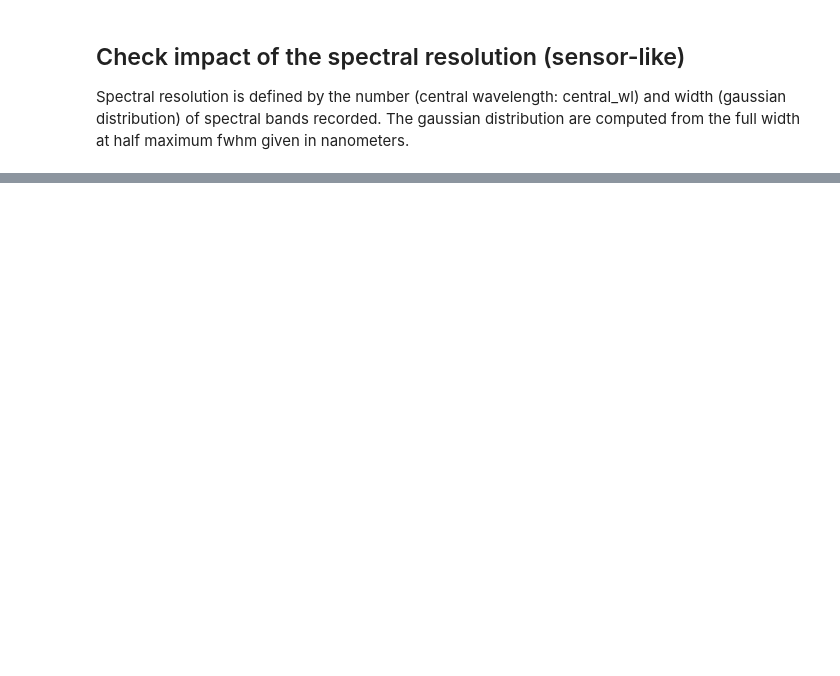
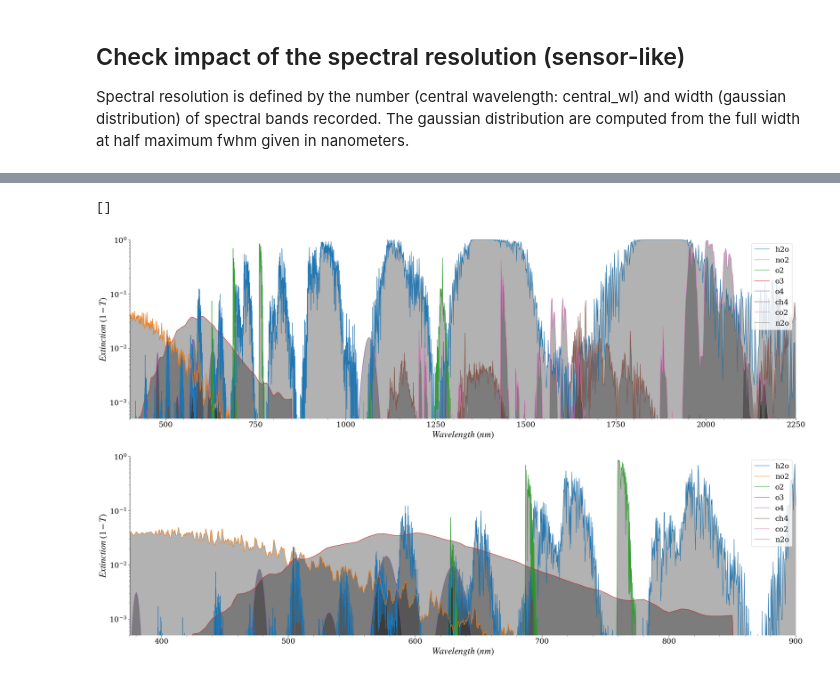
Before and after one commit to Tristanovsk/radcalnet_oc, a Jupyter notebook: notebook/radcalnet_oc_gaseous_transmittance.ipynb, the cells around one changed output, grey strips where cells are left out. Saved outputs shown, nothing was run; the diff lists cells and outputs as text; code cells hidden in the pictures; blank space fills up the shorter version.

```diff
--- a/notebook/radcalnet_oc_gaseous_transmittance.ipynb
+++ b/notebook/radcalnet_oc_gaseous_transmittance.ipynb
@@ -62,8 +61,8 @@ tpw_cm=2.6
 #ozone in dobson
 to3_du=300
 
-#NO2 (check unit should be in kg.m-2)
-tcno2=3e-6/100
+#NO2 (micromol.m-2)
+tcno2_micmol_m2=100
 
 # ch4 in kg.m-2
 tcch4= 1e-2
@@ -74,6 +73,9 @@ tcwv=tpw_cm*10
 
 # conversion O3 du to kg.m-2
 tco3=to3_du *6.4286e-3/300
+
+# conversion NO2 micromol.m-2 into kg.m-2
+tcno2=tcno2_micmol_m2*5.1820206e-7
 # %% [markdown]
 ## Compute spectral transmittances
 # %%
@@ -161,0 +164,38 @@ for ax in axs:
+# %%
+M=1./np.cos(np.radians(sza))+1./np.cos(np.radians(vza))
+variable='o4'
+variables=['h2o','no2','o2','o3','o4','ch4','co2','n2o']
+conc={'ch4':tcch4,'co':1,'co2':1,
+      'h2o':tcwv,'n2o':1,'no2':tcno2,
+      'o2':1,'o3':tco3,'o4':1}
+
+
+
+fig, axs = plt.subplots(nrows=2, sharey=True, figsize=(25, 15))
+fig.subplots_adjust(bottom=0.05, top=0.94, left=0.05, right=0.95, hspace=0.21, wspace=0.025)
+for iax in range(2):
+    for i, variable in enumerate(variables):
+        abs_ot = gas_trans.gas_lut[variable]*conc[variable]
+        Tg = np.exp(-abs_ot).coarsen(wl=5,boundary='pad').mean()
+        axs[iax].minorticks_on()
+        axs[iax].spines[['right', 'bottom', 'top']].set_visible(False)
+        axs[iax].fill_between(Tg.wl,
+                              1 - Tg, color='k', alpha=0.3)
+        axs[iax].plot(Tg.wl,
+                      1 - Tg,  lw=0.95,label=variable)
+
+    axs[iax].set_xlabel(r'$Wavelength\ (nm)$')
+    axs[iax].legend()
+
+
+
+for i in range(2):
+    axs[i].set_ylabel(r'$Extinction\ (1-T)$')
+
+axs[0].set_xlim([400, 2250])
+axs[1].set_xlim([375, 900])
+axs[0].set_ylim([0.0005, 1.01])
+axs[0].semilogy()
+# %% [output]
+[]
+[figure, added]
```
Also changed, not shown: parts of 3 cells of this notebook, 2 other files.
